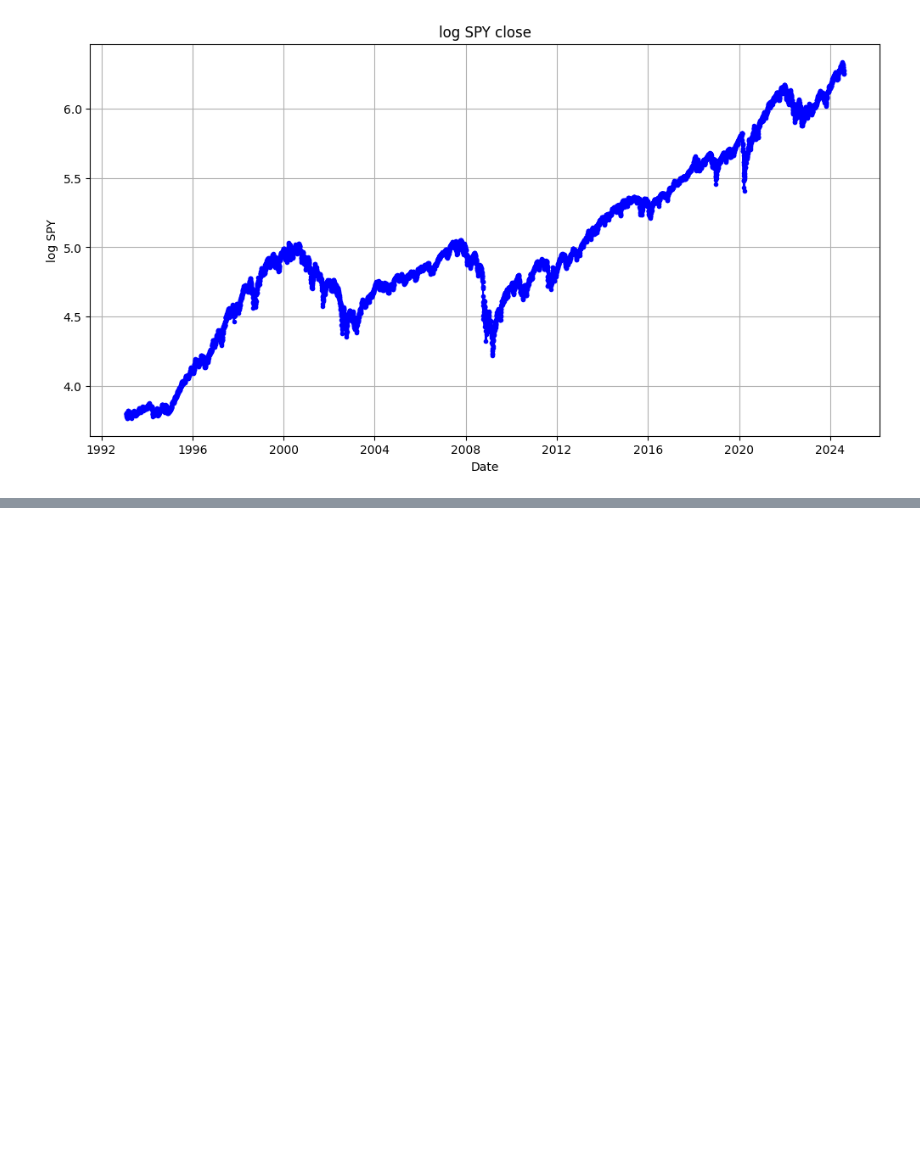
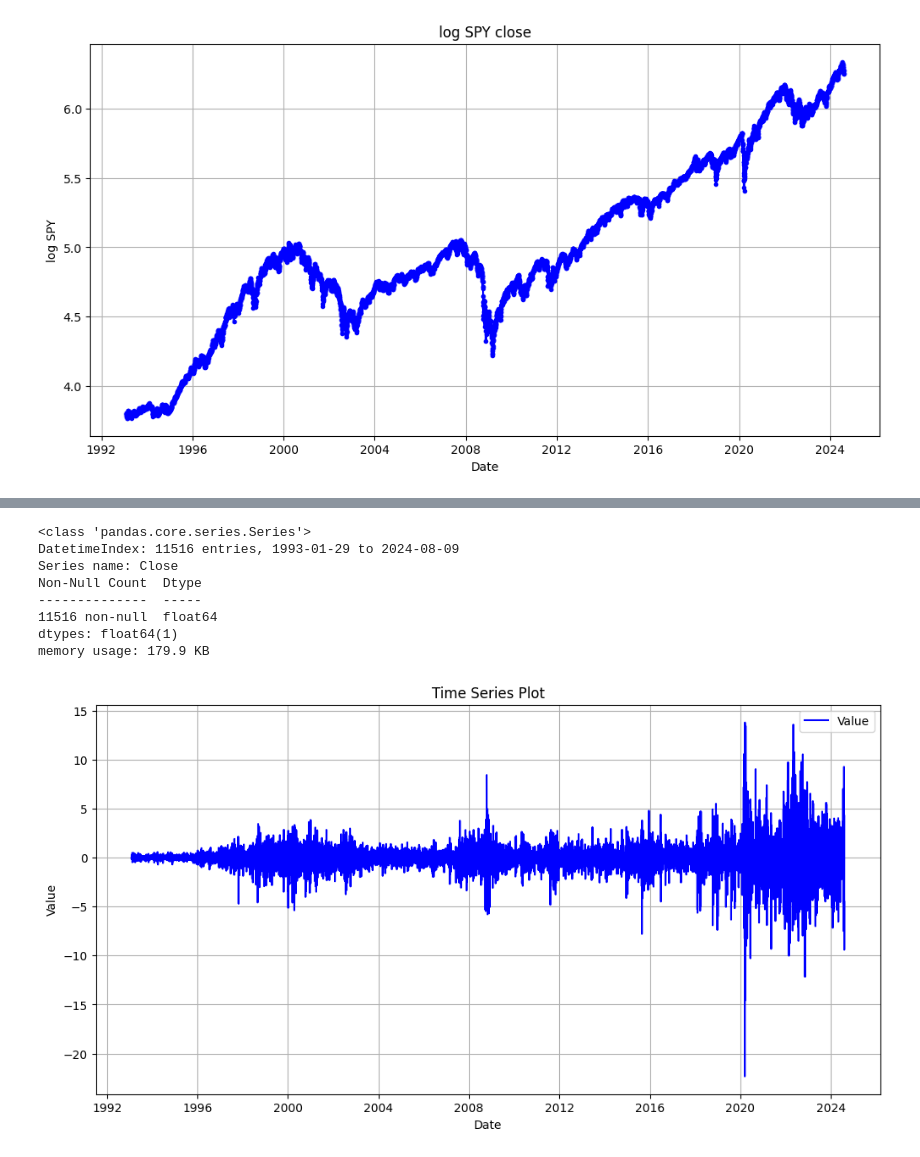
Before and after one commit to jopachecoc/AD_1_preguntasmart, a Jupyter notebook: AUnivariado_T2.ipynb, the cells around one changed output, grey strips where cells are left out. Saved outputs shown, nothing was run; the diff lists cells and outputs as text; code cells hidden in the pictures; blank space fills up the shorter version.

```diff
--- a/AUnivariado_T2.ipynb
+++ b/AUnivariado_T2.ipynb
@@ -25,6 +49,0 @@ Mounted at /content/drive
-# %%
-#cargamos los datos.
-import pandas as pd
-import numpy as np
-df =pd.read_csv("SPY.csv")
-df.head()
@@ -269,0 +369,34 @@ ValueError: You must specify a period or x must be a pandas object with a Period
+# %%
+#trend
+series.info()
+
+df1 = series.reset_index()
+df1.columns = ['Index', 'Close']
+df2 = trend.reset_index()
+df2.columns = ['Index', 'trend']
+
+df3 = (df1 >> left_join(df2, by='Index')).dropna()
+df3['dif'] = df3['Close']-df3['trend']
+
+
+series2 = df3.set_index('Index')['dif']
+series2
+
+plt.figure(figsize=(12, 6))
+plt.plot(series2, label='Value', color='blue')
+plt.title('Time Series Plot')
+plt.xlabel('Date')
+plt.ylabel('Value')
+plt.legend()
+plt.grid(True)
+plt.show()
+# %% [output]
+<class 'pandas.core.series.Series'>
+DatetimeIndex: 11516 entries, 1993-01-29 to 2024-08-09
+Series name: Close
+Non-Null Count  Dtype
+--------------  -----
+11516 non-null  float64
+dtypes: float64(1)
+memory usage: 179.9 KB
+[figure, added]
```
Also changed, not shown: parts of 20 cells of this notebook.
